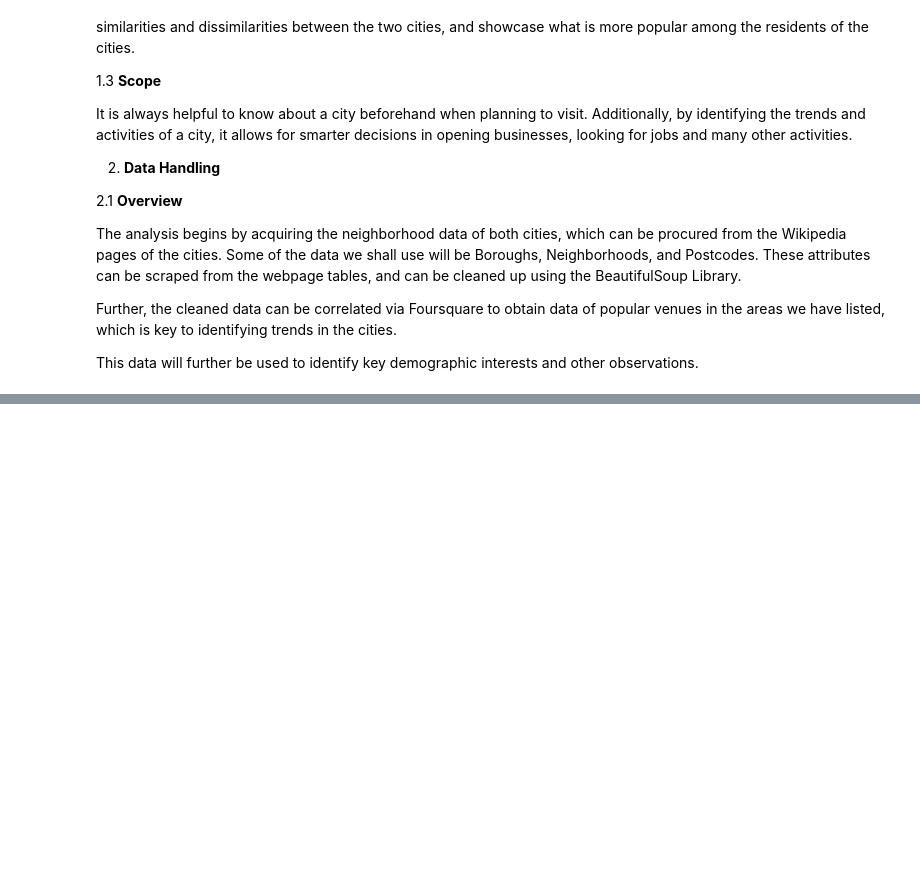
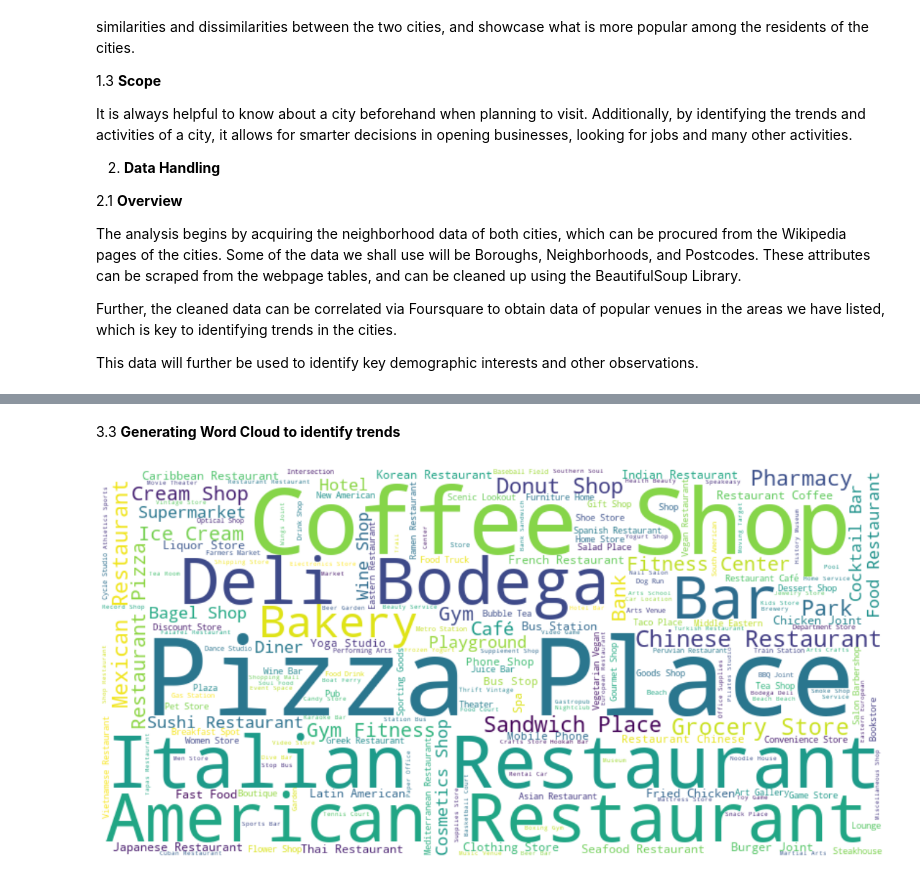
Before and after one commit to vvedhas/Coursera_Capstone, a Jupyter notebook: Capstone.ipynb, the cells around one changed output, grey strips where cells are left out. Saved outputs shown, nothing was run; the diff lists cells and outputs as text; code cells hidden in the pictures; blank space fills up the shorter version.

```diff
--- a/Capstone.ipynb
+++ b/Capstone.ipynb
@@ -34,0 +116,6 @@ This data will further be used to identify key demographic interests and other o
+# %%
+#Latitudes and Longitudes for Toronto Table
+lat_lon = pd.read_csv('https://cocl.us/Geospatial_data')
+lat_lon.rename(columns={'Postal Code':'Postcode'},inplace=True)
+df3 = pd.merge(df2,lat_lon,on='Postcode')
+df3.head()
@@ -34,0 +159,17 @@ This data will further be used to identify key demographic interests and other o
+# %%
+#Mapping Toronto
+map_toronto = folium.Map(location=[43.651070,-79.347015],zoom_start=10)
+
+for lat,lng,borough,neighbourhood in zip(df3['Latitude'],df3['Longitude'],df3['Borough'],df3['Neighbourhood']):
+    label = '{}, {}'.format(neighbourhood, borough)
+    label = folium.Popup(label, parse_html=True)
+    folium.CircleMarker(
+    [lat,lng],
+    radius=5,
+    popup=label,
+    color='blue',
+    fill=True,
+    fill_color='#3186cc',
+    fill_opacity=0.7,
+    parse_html=False).add_to(map_toronto)
+map_toronto
@@ -34,0 +216,5 @@ This data will further be used to identify key demographic interests and other o
+# %%
+#Getting NY Venues
+NY_venues= getNearbyVenues(names=neighborhoods['Neighborhood'],
+                                latitudes=neighborhoods['Latitude'],
+                                longitudes=neighborhoods['Longitude'])
@@ -34,0 +262,18 @@ This data will further be used to identify key demographic interests and other o
+# %% [markdown]
+3.3 **Generating Word Cloud to identify trends**
+# %%
+#Function for word cloud
+def generate_word_cloud(string):
+    wordcloud = WordCloud(width=800, height=400,background_color="white").generate(string)
+    fig= plt.figure(figsize=(20,10))
+    plt.imshow(wordcloud, interpolation='bilinear')
+    plt.axis("off")
+    plt.show()
+NY_venue_categories = " ".join(
+    venue for venue in NY_venues["Venue Category"])
+toronto_venue_categories = " ".join(
+    venue for venue in toronto_venues["Venue Category"])
+# %%
+generate_word_cloud(NY_venue_categories)
+# %% [output]
+[figure, added]
```
Also changed, not shown: parts of 22 cells of this notebook.
